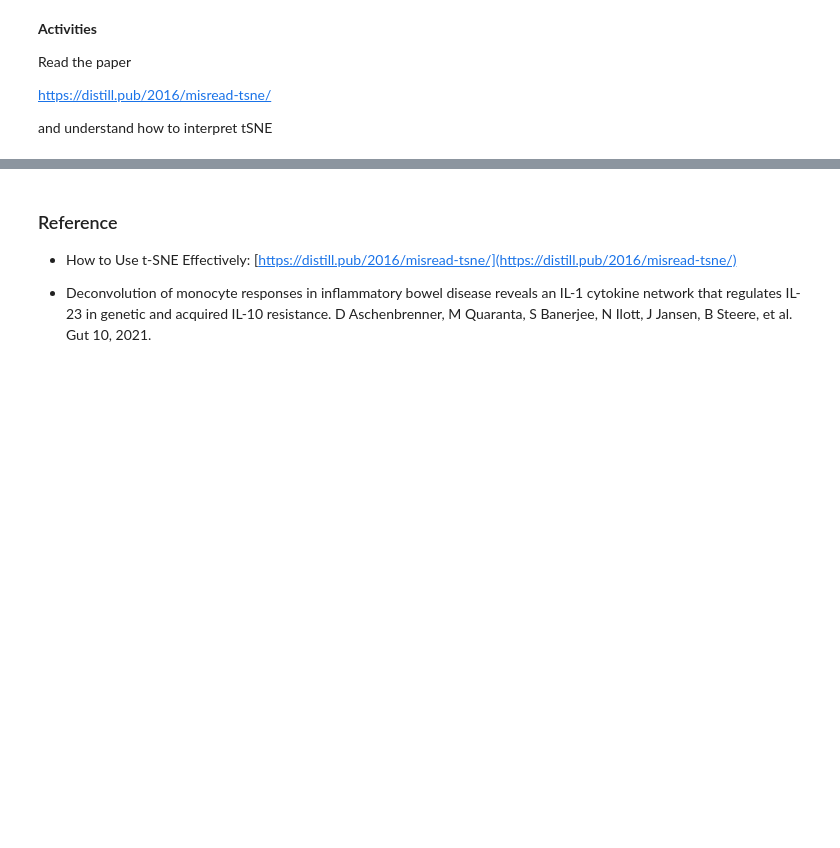
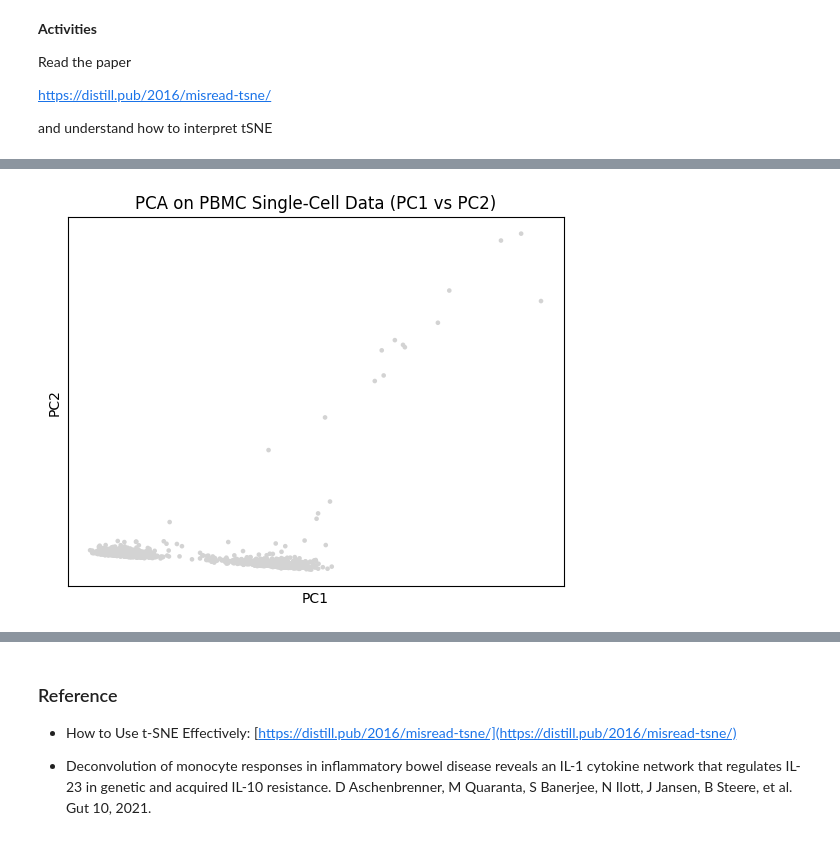
Before and after one commit to neelsoumya/python_machine_learning, a Jupyter notebook: pca_when_not_to_do.ipynb, the cells around one changed output, grey strips where cells are left out. Saved outputs shown, nothing was run; the diff lists cells and outputs as text; code cells hidden in the pictures; blank space fills up the shorter version.

```diff
--- a/pca_when_not_to_do.ipynb
+++ b/pca_when_not_to_do.ipynb
@@ -356,0 +380,21 @@ and understand how to interpret tSNE
+# %%
+import scanpy as sc
+import matplotlib.pyplot as plt
+
+# Load built-in PBMC dataset (3,000 Peripheral Blood Mononuclear Cells)
+adata = sc.datasets.pbmc3k()
+
+# Preprocess the data
+sc.pp.filter_genes(adata, min_cells=3)
+sc.pp.normalize_total(adata, target_sum=1e4)
+sc.pp.log1p(adata)
+sc.pp.highly_variable_genes(adata, n_top_genes=2000, subset=True)
+sc.pp.scale(adata)
+
+# Run PCA
+sc.tl.pca(adata, svd_solver='arpack')
+
+# Plot the first two principal components
+sc.pl.pca(adata, title='PCA on PBMC Single-Cell Data (PC1 vs PC2)')
+# %% [output]
+[figure, added]
```
Also changed, not shown: parts of 18 cells of this notebook.
